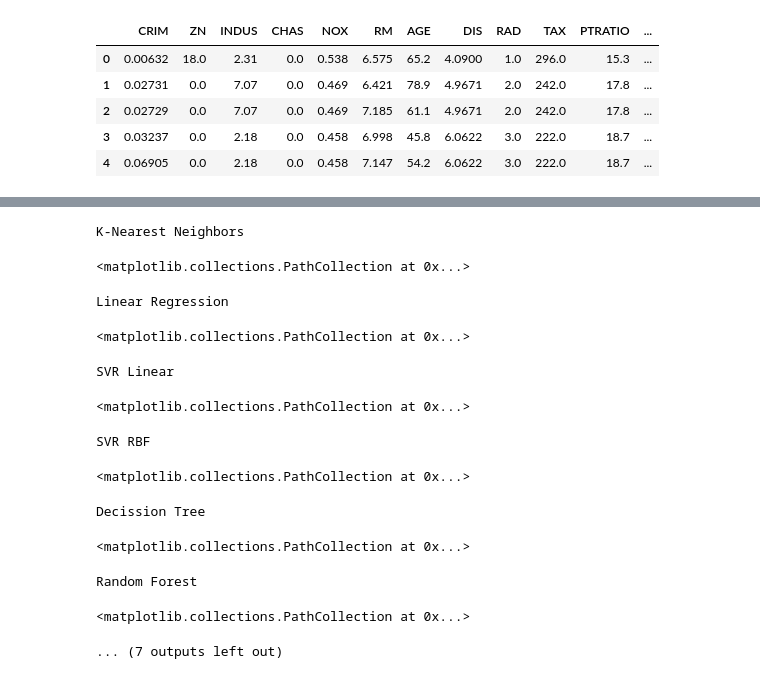
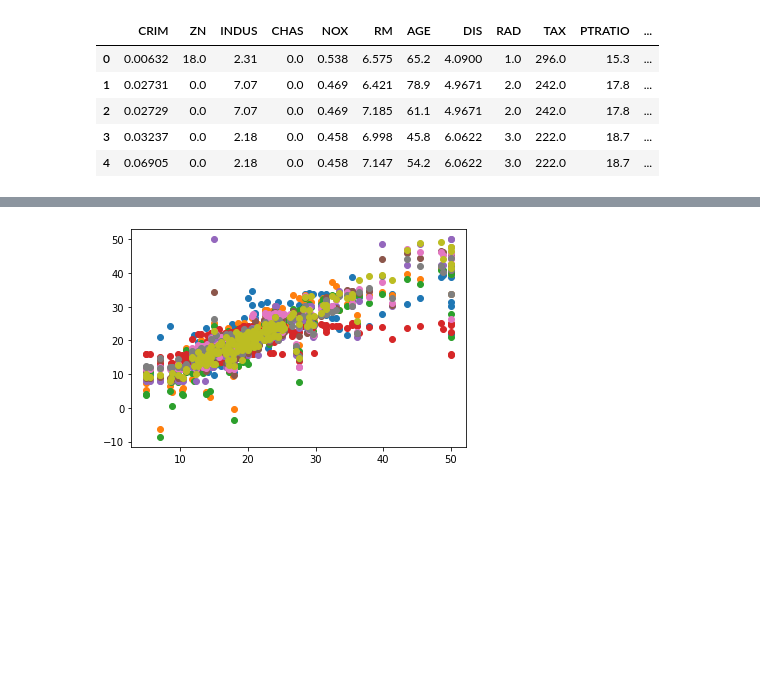
Before and after one commit to domingopt/domingopt.github.io, a Jupyter notebook: _notebooks/MachineLearning_intro.ipynb, the cells around one changed output, grey strips where cells are left out. Saved outputs shown, nothing was run; the diff lists cells and outputs as text; code cells hidden in the pictures; blank space fills up the shorter version.

```diff
--- a/_notebooks/MachineLearning_intro.ipynb
+++ b/_notebooks/MachineLearning_intro.ipynb
@@ -141,43 +141,29 @@ from xgboost import XGBRegressor
 # %%
 from matplotlib import pyplot
 
 regressors = {'K-Nearest Neighbors': KNeighborsRegressor(n_neighbors=5),
               'Linear Regression': LinearRegression(),
               'SVR Linear': SVR(kernel='linear'),
               'SVR RBF': SVR(kernel='rbf'),
               'Decission Tree': DecisionTreeRegressor(max_depth=5),
               'Random Forest': RandomForestRegressor(max_depth=5, n_estimators=20),
               'AdaBoost': AdaBoostRegressor(),
               'GBM': GradientBoostingRegressor(n_estimators=20),
               'XGBoost': XGBRegressor(n_estimators=100)}
 
 results = {'model':[], 'accuracy_train':[], 'accuracy_test':[]}
 
 for name, regressor in regressors.items():
-  print(name)
   regressor.fit(X_train, y_train)
   train_score = regressor.score(X_train, y_train)
   test_score = regressor.score(X_test, y_test)
   yhat = regressor.predict(X_test)
   scatter = pyplot.scatter(y_test, yhat)
-  display(scatter)
   results['model'].append(name)
   results['accuracy_train'].append(train_score)
   results['accuracy_test'].append(test_score)
 # %% [output]
-K-Nearest Neighbors
-<matplotlib.collections.PathCollection at 0x...>
-Linear Regression
-<matplotlib.collections.PathCollection at 0x...>
-SVR Linear
-<matplotlib.collections.PathCollection at 0x...>
-SVR RBF
-<matplotlib.collections.PathCollection at 0x...>
-Decission Tree
-<matplotlib.collections.PathCollection at 0x...>
-Random Forest
-<matplotlib.collections.PathCollection at 0x...>
-... (7 outputs left out)
+[figure, added]
 # %%
 results_regression_df = pd.DataFrame(results)
 format_dict = {'accuracy_train': '{:.2%}', 'accuracy_test': '{:.2%}'}
```
Also changed, not shown: parts of 6 cells of this notebook, 1 other file.
